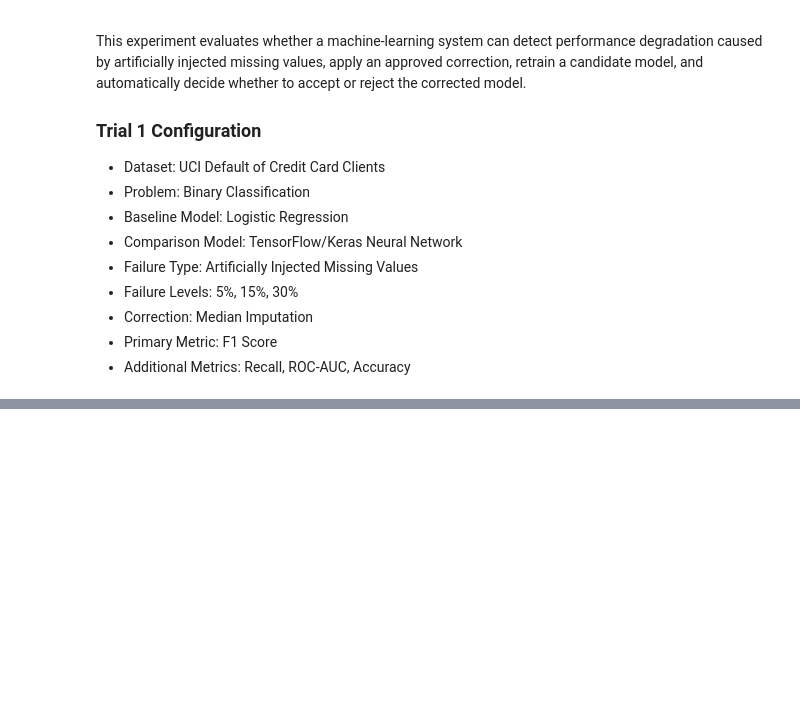
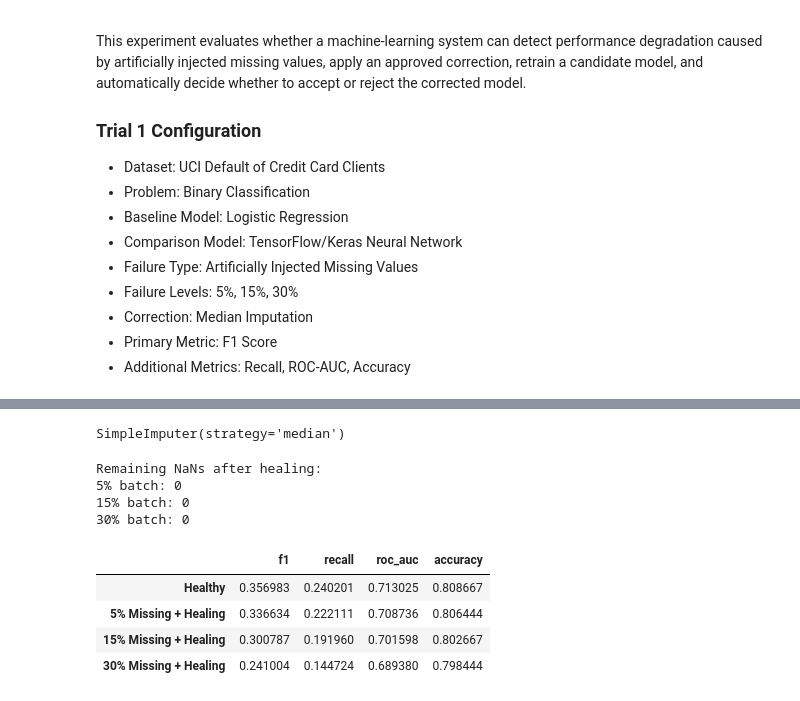
Before and after one commit to divyakapoor23/SHML, a Jupyter notebook: Phase1.ipynb, the cells around one changed output, grey strips where cells are left out. Drawn from its saved outputs; the diff is of its cells as text; code cells hidden in the pictures; blank space fills up the shorter version.

```diff
--- a/Phase1.ipynb
+++ b/Phase1.ipynb
@@ -45,0 +555,34 @@ df.head()
+# %%
+median_imputer = SimpleImputer(strategy = "median")
+# %%
+median_imputer.fit(X_train)
+# %% [output]
+SimpleImputer(strategy='median')
+# %%
+#now healing the 3 corrupted validation batches
+X_val_5_healed = median_imputer.transform(X_val_5)
+X_val_15_healed = median_imputer.transform(X_val_15)
+X_val_30_healed = median_imputer.transform(X_val_30)
+# %%
+#verify
+print("Remaining NaNs after healing:")
+
+print(
+    "5% batch:",
+    np.isnan(X_val_5_healed).sum()
+)
+
+print(
+    "15% batch:",
+    np.isnan(X_val_15_healed).sum()
+)
+
+print(
+    "30% batch:",
+    np.isnan(X_val_30_healed).sum()
+)
+# %% [output]
+Remaining NaNs after healing:
+5% batch: 0
+15% batch: 0
+30% batch: 0
@@ -45,0 +611,35 @@ df.head()
+# %%
+healed_5_metrics = evaluate_healed_batch(
+    baseline_model,
+    scaler,
+    X_val_5_healed,
+    y_val
+)
+
+healed_15_metrics = evaluate_healed_batch(
+    baseline_model,
+    scaler,
+    X_val_15_healed,
+    y_val
+)
+
+healed_30_metrics = evaluate_healed_batch(
+    baseline_model,
+    scaler,
+    X_val_30_healed,
+    y_val
+)
+# %%
+results = pd.DataFrame({
+    "Healthy": healthy_baseline,
+    "5% Missing + Healing": healed_5_metrics,
+    "15% Missing + Healing": healed_15_metrics,
+    "30% Missing + Healing": healed_30_metrics
+}).T
+results
+# %% [output]
+|  | f1 | recall | roc_auc | accuracy |
+| Healthy | 0.356983 | 0.240201 | 0.713025 | 0.808667 |
+| 5% Missing + Healing | 0.336634 | 0.222111 | 0.708736 | 0.806444 |
+| 15% Missing + Healing | 0.300787 | 0.191960 | 0.701598 | 0.802667 |
+| 30% Missing + Healing | 0.241004 | 0.144724 | 0.689380 | 0.798444 |
```
Also changed, not shown: parts of 59 cells of this notebook, 1 other file.
